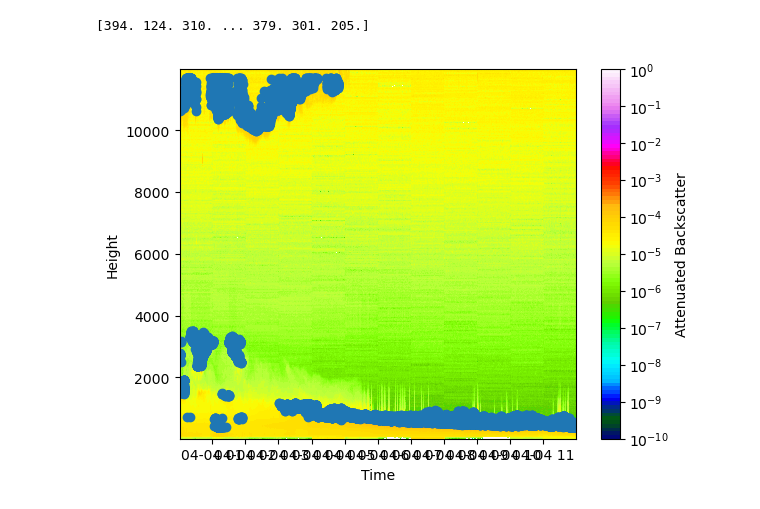
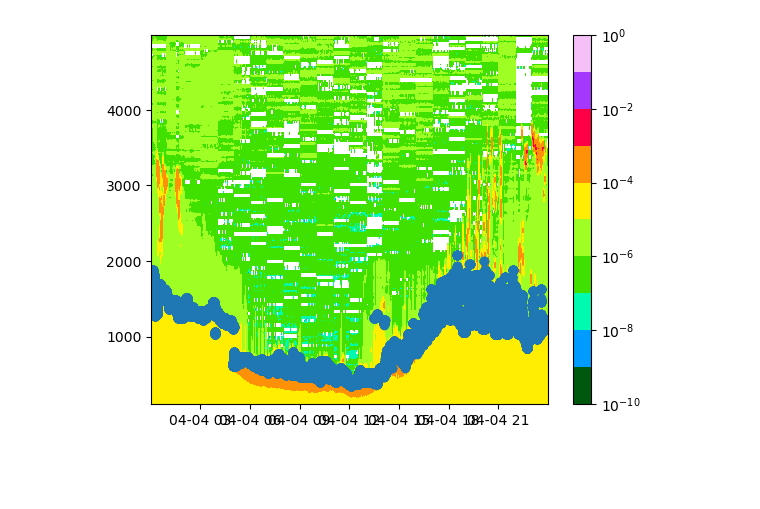
Before and after one commit to ARM-Synergy/blimp, a Jupyter notebook: lidar_data.ipynb, the cells around one changed output. Drawn from its saved outputs; the diff is of its cells as text; code cells hidden in the pictures; blank space fills up the shorter version.

```diff
--- a/lidar_data.ipynb
+++ b/lidar_data.ipynb
@@ -52,30 +41,42 @@ ERROR 1: PROJ: proj_create_from_database: Open of /opt/conda/share/proj failed
-# %%
-pbl_height=np.zeros_like(bs[:,1])
-for n in range(len(bs['time'].values)):
-    peaks, _ = find_peaks(bs[n,:].values)
-    pbl_height[n] = peaks[np.argmin(bs[n,:].values[peaks])]  # Min height for first peak
-# %%
-print(pbl_height)
-# %% [output]
-[394. 124. 310. ... 379. 301. 205.]
-# %%
-vmin = 1e-10
-vmax = 1e0
-levels = np.logspace(np.log10(vmin), np.log10(vmax), 100)
-plt.figure()
-bs1 = plt.contourf(
-    bs['time'].values,
-    bs['range'].values,
-    np.transpose(bs.values),
-    levels=levels,
-    cmap='gist_ncar',
-    norm=colors.LogNorm(vmin=vmin, vmax=vmax)
-)
-ticks = [10**i for i in range(-10, 1)]
-plt.scatter(bs['time'].values,pbl_height)
-plt.colorbar(bs1, label="Attenuated Backscatter",ticks=ticks)
-plt.xlabel("Time")
-plt.ylabel("Height")
-plt.show()
-# %% [output]
-[figure, removed]
+# %%
+dl_1 = act.io.read_arm_netcdf(results_dl_1)
+dl_2 = act.io.read_arm_netcdf(results_dl_2)
+dl_1.clean.cleanup()
+dl_2.clean.cleanup()
+dl_intensity_1=dl_1['intensity']
+dl_bs_1=dl_1['attenuated_backscatter']
+dl_intensity_2=dl_2['intensity']
+dl_bs_2=dl_2['attenuated_backscatter']
+bs_1=dl_bs_1.sel(time=slice('2025-04-04T00:00:00', '2025-04-05T00:00:00'),range=slice(100,5000))
+bs_1=bs_1.rolling(time=100).mean().dropna('time')
+bs_2=dl_bs_2.sel(time=slice('2025-04-04T00:00:00', '2025-04-05T00:00:00'),range=slice(100,5000))
+bs_2=bs_2.rolling(time=100).mean().dropna('time')
+# %%
+order_1=np.floor(np.log10(bs_1.values))
+idx_1=[]
+for n in range(len(bs_1['time'])):
+    difference_1=np.diff(order_1[n,:])
+    idx_1.append(np.where(difference_1<0)[0][0])
+PBL_1=bs_1['range'][idx_1]
+order_2=np.floor(np.log10(bs_2.values))
+idx_2=[]
+for n in range(len(bs_2['time'])):
+    difference_2=np.diff(order_2[n,:])
+    idx_2.append(np.where(difference_2<0)[0][0])
+PBL_2=bs_2['range'][idx_2]
+# %%
+plt.figure()
+levels=[1e-10,1e-9,1e-8,1e-7,1e-6,1e-5,1e-4,1e-3,1e-2,1e-1,1e0]
+bs1 = plt.contourf(
+    bs_1['time'].values,
+    bs_1['range'].values,
+    np.transpose(bs_1.values),
+    cmap='gist_ncar',
+    levels=levels,
+    norm=colors.LogNorm()
+)
+plt.colorbar()
+plt.scatter(bs_1['time'].values,PBL_1)
+plt.show()
+# %% [output]
+[figure, added]
```
Also changed, not shown: parts of 7 cells of this notebook.
